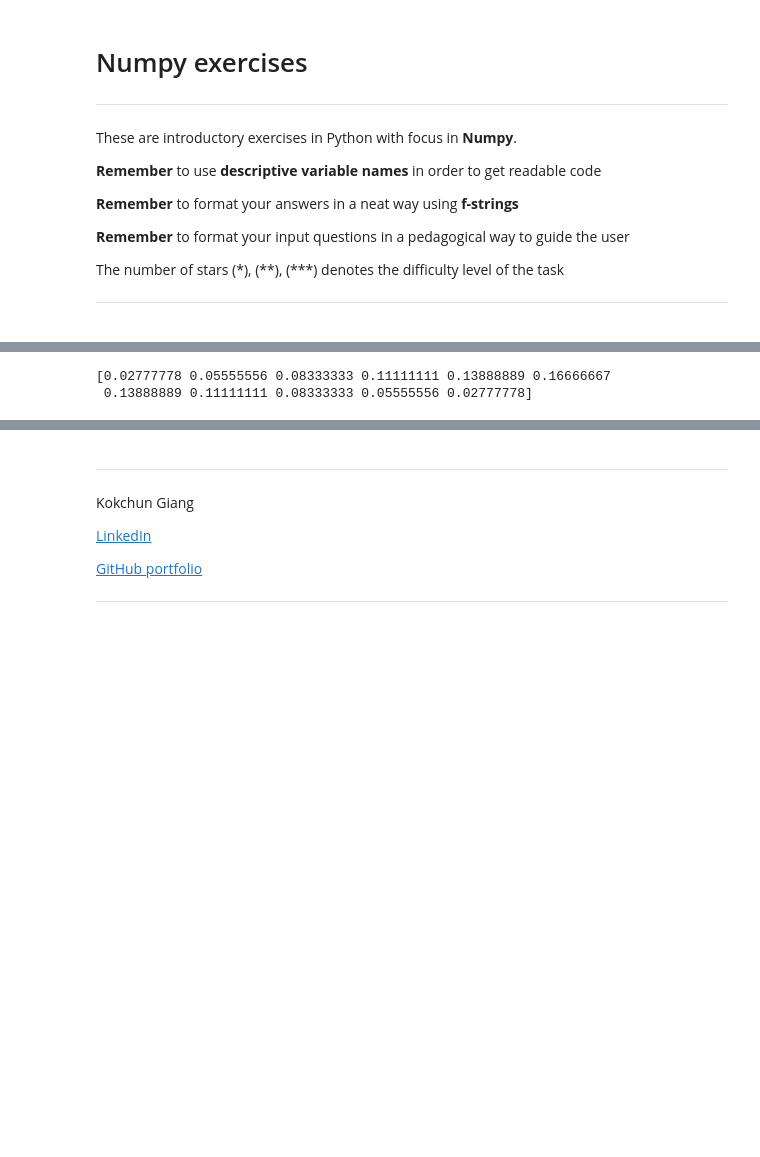
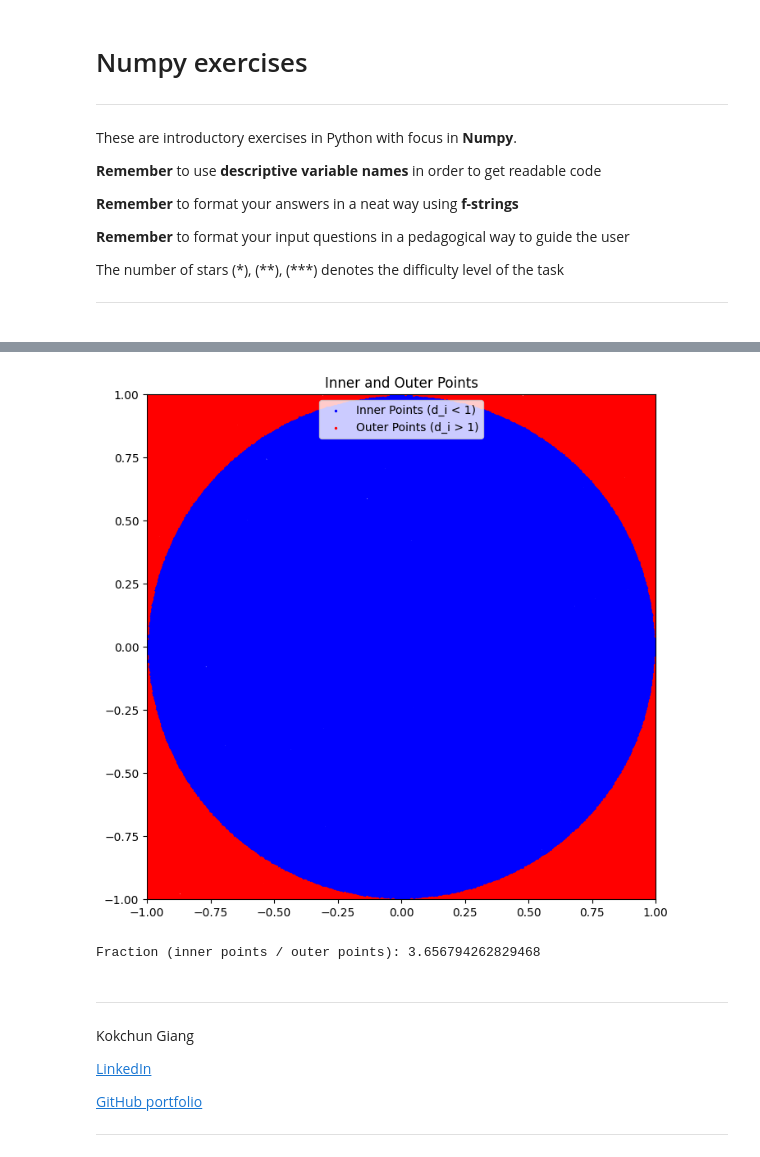
Before and after one commit to yomo001/Python-Younis-Moussavi, a Jupyter notebook: Exercises/E10-numpy.ipynb, the cells around one changed output, grey strips where cells are left out. Cells and saved outputs as stored; diff of their text form; code cells hidden in the pictures; blank space fills up the shorter version.

```diff
--- a/Exercises/E10-numpy.ipynb
+++ b/Exercises/E10-numpy.ipynb
@@ -198,9 +187,6 @@ print(counts)
 
 sum_all_rolls = np.sum(counts)
 
-probability = counts/sum_all_rolls               # delar alla tal i counts array med summan och ger ny array med alla värden
+probability_array = counts/sum_all_rolls               # delar alla tal i counts array med summan och ger ny array med alla värden
 
-print(probability)
+print(probability_array)
-# %% [output]
-[0.02777778 0.05555556 0.08333333 0.11111111 0.13888889 0.16666667
- 0.13888889 0.11111111 0.08333333 0.05555556 0.02777778]
@@ -251,6 +304,42 @@ No answer here, try to prove it theoretically.
 
 
 </details>
+# %%
+import numpy as np
+import matplotlib.pyplot as plt
+
+# a) Simulate 500,000 uniformly distributed points between -1 and 1
+num_points = 500000
+random_points = np.random.uniform(-1, 1, (num_points, 2))
+
+# Calculate the Euclidean distances
+euclidean_distances = np.linalg.norm(random_points, axis=1)
+
+# Define conditions for inner and outer points
+inner_points = random_points[euclidean_distances < 1]
+outer_points = random_points[euclidean_distances > 1]
+
+# Plot inner points in one color and outer points in another color
+plt.figure(figsize=(8, 8))
+plt.scatter(inner_points[:, 0], inner_points[:, 1], color='blue', s=2, label='Inner Points (d_i < 1)')
+plt.scatter(outer_points[:, 0], outer_points[:, 1], color='red', s=2, label='Outer Points (d_i > 1)')
+plt.xlim(-1, 1)
+plt.ylim(-1, 1)
+plt.legend()
+plt.title("Inner and Outer Points")
+
+# Show the plot
+plt.show()
+
+# b) Calculate the fraction between the number of inner points and the number of outer points
+num_inner_points = inner_points.shape[0]
+num_outer_points = outer_points.shape[0]
+fraction = num_inner_points / num_outer_points
+
+print("Fraction (inner points / outer points):", fraction)
+# %% [output]
+[figure, added]
+Fraction (inner points / outer points): 3.656794262829468
 # %% [markdown]
 ---
 
```
Also changed, not shown: parts of 4 cells of this notebook, 6 other files.
